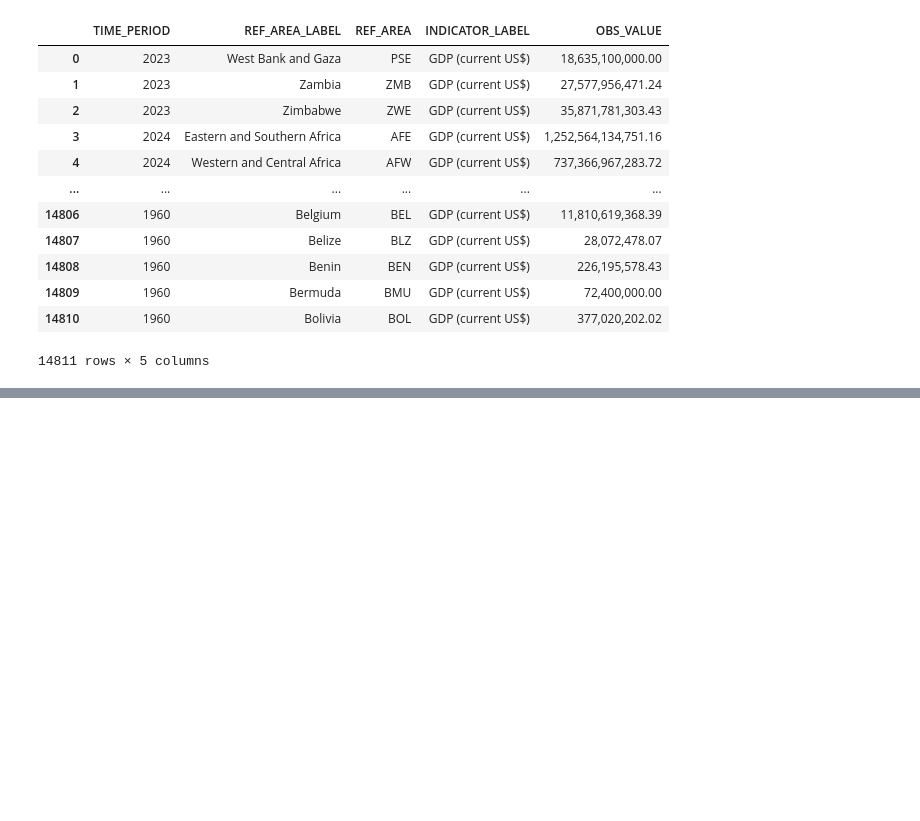
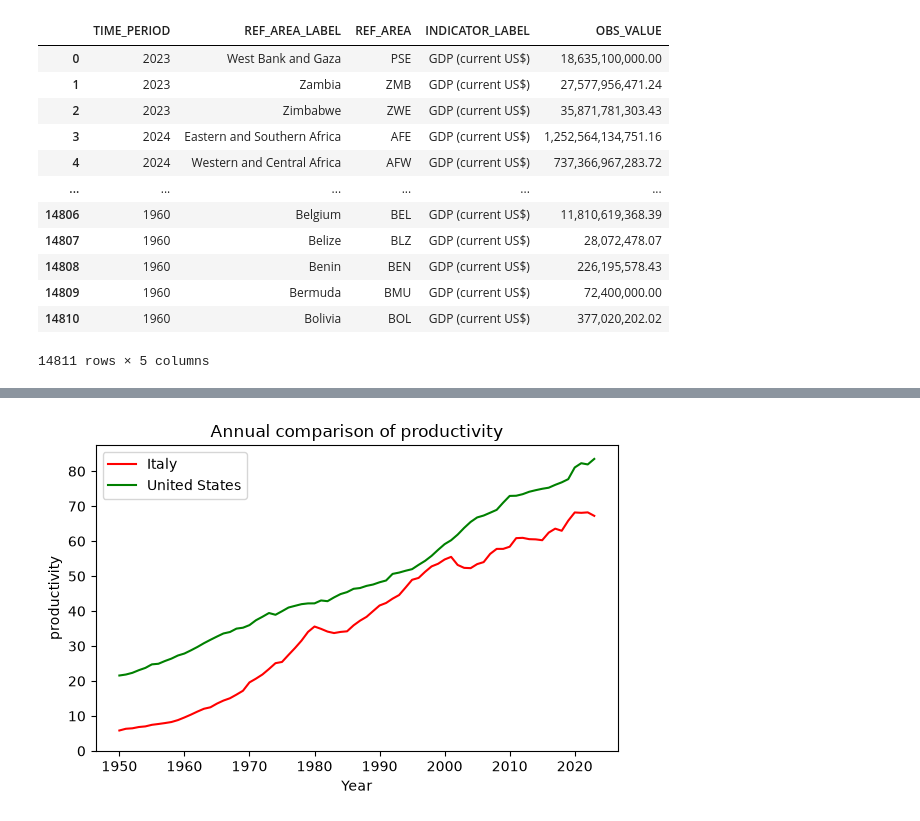
Before and after one commit to DeanDro/StartupMix, a Jupyter notebook: economic_analysis.ipynb, the cells around one changed output, grey strips where cells are left out. Cells and saved outputs as stored; diff of their text form; code cells hidden in the pictures; blank space fills up the shorter version.

```diff
--- a/economic_analysis.ipynb
+++ b/economic_analysis.ipynb
@@ -59,0 +140,24 @@ gdp_target
+# %%
+# Graph function
+
+def simple_plot_graph(data, country1, country2, metric):
+
+    df1 = data[data["entity"] == country1].sort_values("year")
+    df2 = data[data["entity"] == country2].sort_values("year")
+
+    fig, ax = plt.subplots(figsize=(6, 4))
+    ax.plot(df1["year"], df1[metric], color="red", label=country1)
+    ax.plot(df2["year"], df2[metric], color="green", label=country2)
+
+    ax.set_title(f"Annual comparison of {metric}")
+    ax.set_xlabel("Year")
+    ax.set_ylabel(metric)
+    ax.legend(loc="upper left")
+    ax.set_ylim(bottom=0)
+
+    plt.tight_layout()
+    plt.show()
+# %%
+simple_plot_graph(productivity, "Italy", "United States", "productivity")
+# %% [output]
+[figure, added]
```
Also changed, not shown: parts of 13 cells of this notebook, 2 other files.
